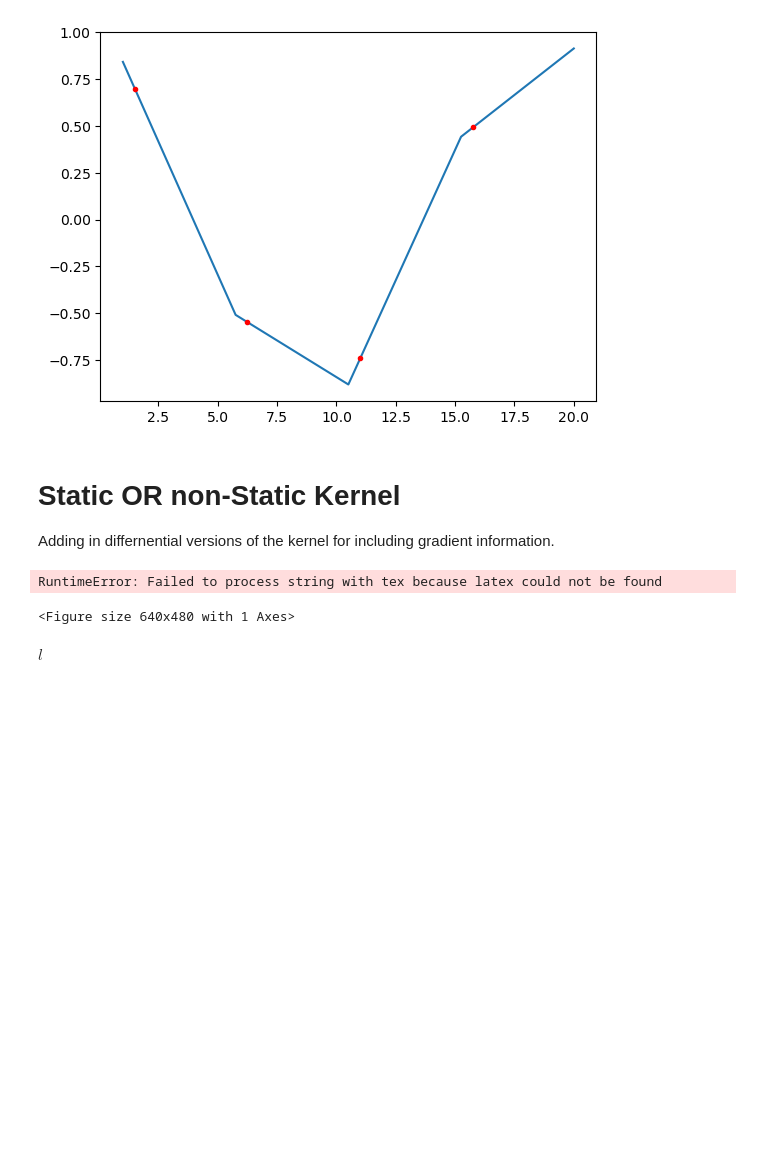
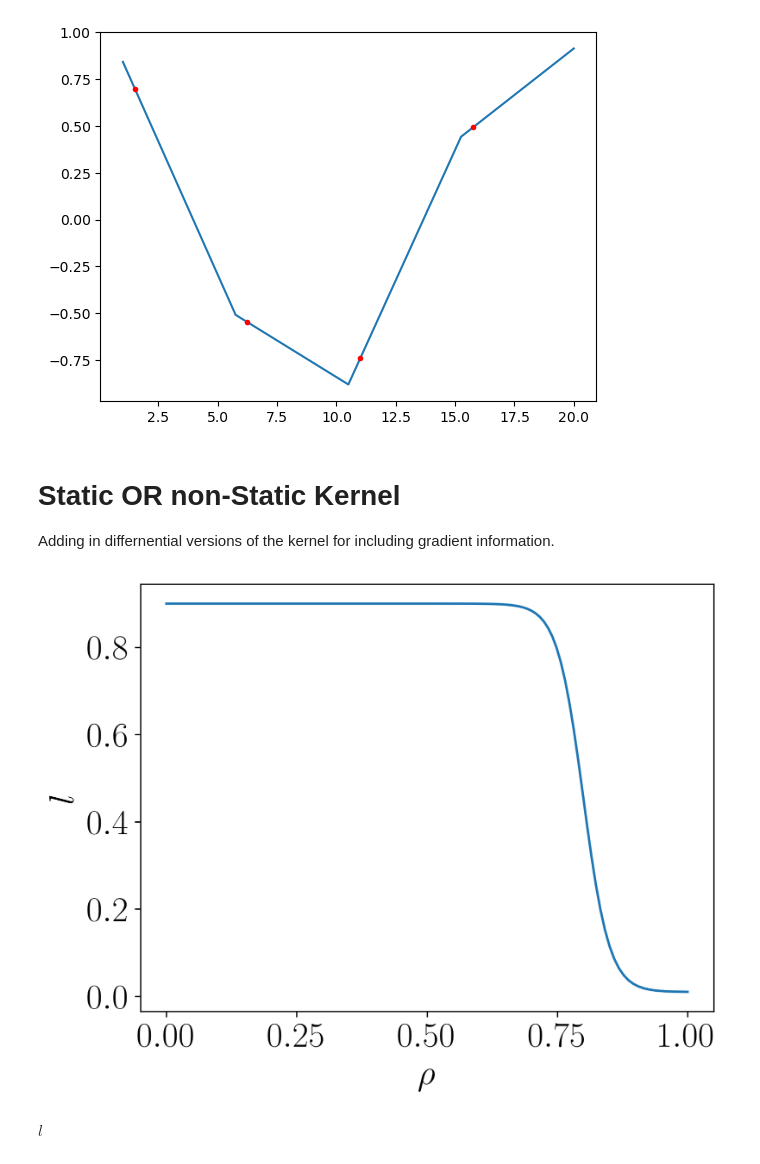
Before and after one commit to DanHarJor/Improving-Electron-Density-Profile-Inference-within-a-Tokamak-using-Bayesian-Techniques, a Jupyter notebook: RealEquillibriumInterferometry/SyntheticDataInterferometry.ipynb, the cells around one changed output. Saved outputs shown, nothing was run; the diff lists cells and outputs as text; code cells hidden in the pictures; blank space fills up the shorter version.

```diff
--- a/RealEquillibriumInterferometry/SyntheticDataInterferometry.ipynb
+++ b/RealEquillibriumInterferometry/SyntheticDataInterferometry.ipynb
@@ -21,6 +21,11 @@ import IPython
 
 from matplotlib.backends.backend_agg import FigureCanvasAgg
 import matplotlib.pyplot as plt
+plt.rc('font', family='likhan')
+plt.rc('text', usetex=True)
+plt.rcParams.update({'font.size': 22})
+
+
 from mpl_toolkits.mplot3d import Axes3D
 
 import numpy as np
@@ -33,6 +38,8 @@ def fig2np(fig):
 import torch
 import random
 
+
+
 def ReSeed(seed=0):
     torch.manual_seed(seed)
 ReSeed(0)
@@ -367,8 +374,6 @@ elif STATIC==3:
         if not tensor:
             kernel_params = [[kp_i.numpy() for kp_i in kp] for kp in kernel_params]
         return kernel_params
-    plt.rc('font', family='sans-serif')
-    plt.rc('text', usetex=True)
     def HyperTan_l(rho, params, plot=False, tensor=False):
             core_l, edge_l, transition_center, transition_width = params[1:-1]
             if tensor:
@@ -376,11 +381,11 @@ elif STATIC==3:
             else:
                 l = ((core_l + edge_l)/2) - (((core_l - edge_l)/2) * np.tanh((rho - transition_center)/transition_width))
             if plot:
-                figLengthScale = plt.figure()
+                figLengthScale = plt.figure(dpi=300)
                 plt.plot(rho,l)
                 # plt.title('Hyperbolic Tangent Length Scale Function. Smooth Step')
                 plt.xlabel(r'$\rho$')
-                plt.ylabel(r'$l$')
+                plt.ylabel(r'$l$', style='italic')
                 plt.show()
             return l
     def Plot_l(rho,params, tensor):
@@ -561,35 +566,34 @@ elif STATIC==6:
         l = params[1]
         if tensor: return (1 / l ** 2 *(RHOA - RHOB) * exp(- 0.5 * (RHOA - RHOB) ** 2 / l ** 2)).T
         else: return 1 / l ** 2 * (RHOA - RHOB) * exp(- 0.5 * (RHOA - RHOB) ** 2 / l ** 2)
 
     def KernelPrimePrime(rho1,rho2,params, tensor):
         if tensor:
             RHOA, RHOB = torch.meshgrid(rho1,rho2)
             exp=torch.exp
         else:
             RHOA, RHOB = np.meshgrid(rho1,rho2)
             exp=np.exp
         #amplitude determins how far the model can go from the mean
         amp = params[0]
         #length scale determines smoothness, how correlated the function should be at a distance
         l = params[1]
         if tensor: return (1 / l ** 2 * (1 - (RHOA-RHOB) ** 2 / l ** 2) * exp(- 0.5 * (RHOA- RHOB) ** 2 / l ** 2)).T
         else: return 1 / l ** 2 * (1 - (RHOA-RHOB) ** 2 / l ** 2) * exp(- 0.5 * (RHOA- RHOB) ** 2 / l ** 2)
 
     initial_params = [20,0.1,0.5]#[4.48730023, 0.91623679, 0.5]#
     suitable_params_range = [(0.1,100),(0.001,1),(0.03,0.5)]
 
 sgd_params = [torch.tensor([p], requires_grad=False) for p in initial_params]
 Kernel(torch.from_numpy(rho_1d), torch.from_numpy(rho_1d), sgd_params, tensor=True)
 HyperTan_l(torch.from_numpy(rho_1d), initial_params, plot=True, tensor=True)
 
 
 # Kernel(rho_1d, rho_1d, initial_params)
 # HyperTan_l(rho_1d, initial_params, plot=True)
 a=1
 # %% [output]
-RuntimeError: Failed to process string with tex because latex could not be found
-<Figure size 640x480 with 1 Axes>
+[figure, added]
 # %% [markdown]
 $l$
 # %%
```
Also changed, not shown: parts of 2 cells of this notebook, 23 other files.
